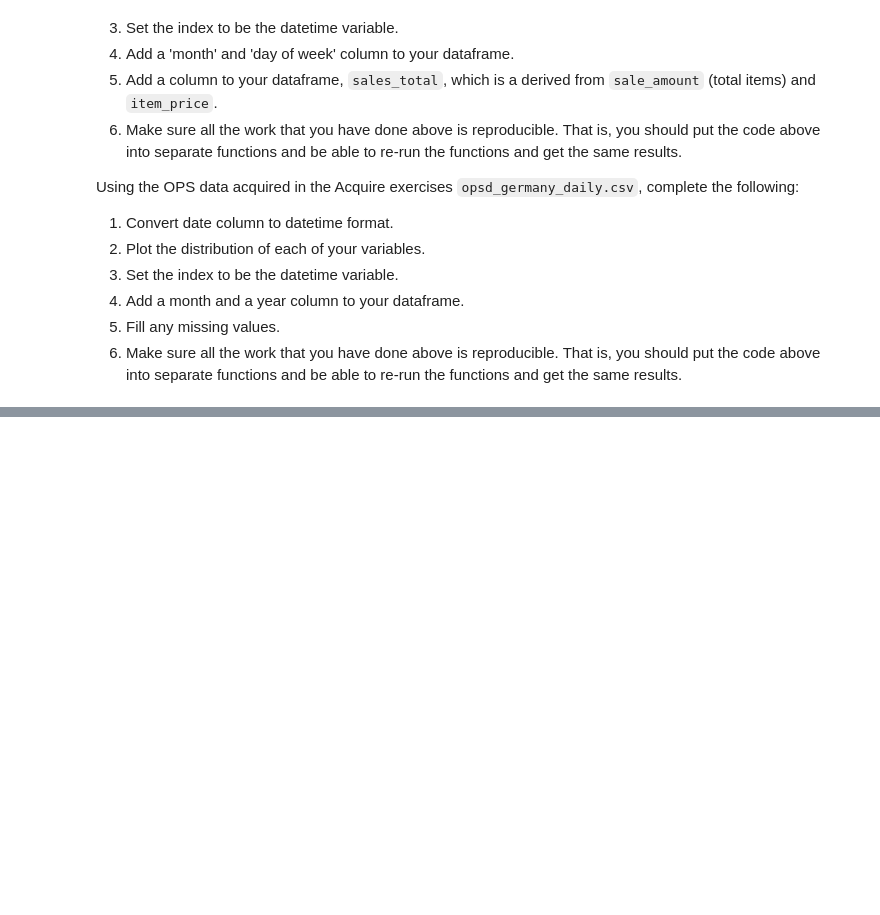
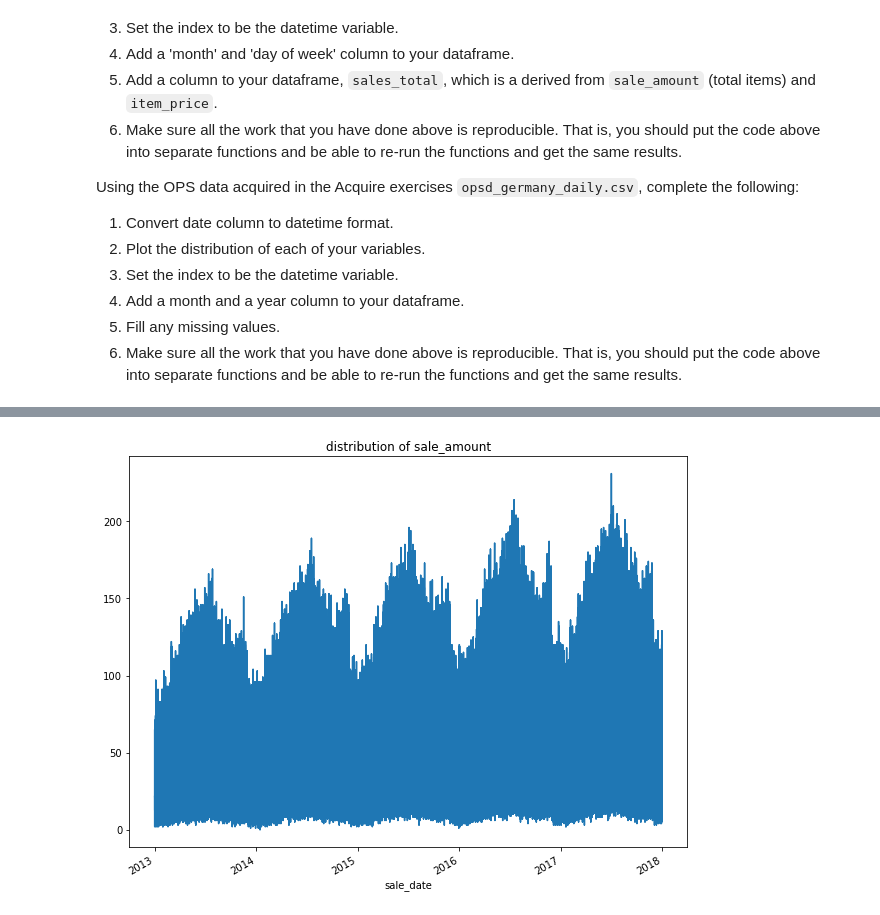
Before and after one commit to JaredVahle/time-series-exercies, a Jupyter notebook: prepare.ipynb, the cells around one changed output, grey strips where cells are left out. Cells and saved outputs as stored; diff of their text form; code cells hidden in the pictures; blank space fills up the shorter version.

```diff
--- a/prepare.ipynb
+++ b/prepare.ipynb
@@ -361,3 +419,5 @@ Using the OPS data acquired in the Acquire exercises `opsd_germany_daily.csv`, c
 1. Add a month and a year column to your dataframe.
 1. Fill any missing values.
 1. Make sure all the work that you have done above is reproducible. That is, you should put the code above into separate functions and be able to re-run the functions and get the same results.
+# %%
+df = get_sales_data()
@@ -363,0 +430,15 @@ Using the OPS data acquired in the Acquire exercises `opsd_germany_daily.csv`, c
+# %%
+df.rename(columns = {'item':'item_id'},inplace = True)
+# %%
+df = prep_store_data(df)
+# %%
+# plotting the distributions of sale_amount and item_price
+def dist_plot(df,var = 'sale_amount'):
+    plt.figure(figsize = (10,8))
+    plt.title(f'distribution of {var}')
+    df[var].plot()
+    plt.show()
+# %%
+dist_plot(df,var = 'sale_amount')
+# %% [output]
+[figure, added]
```
Also changed, not shown: parts of 31 cells of this notebook, 1 other file.
